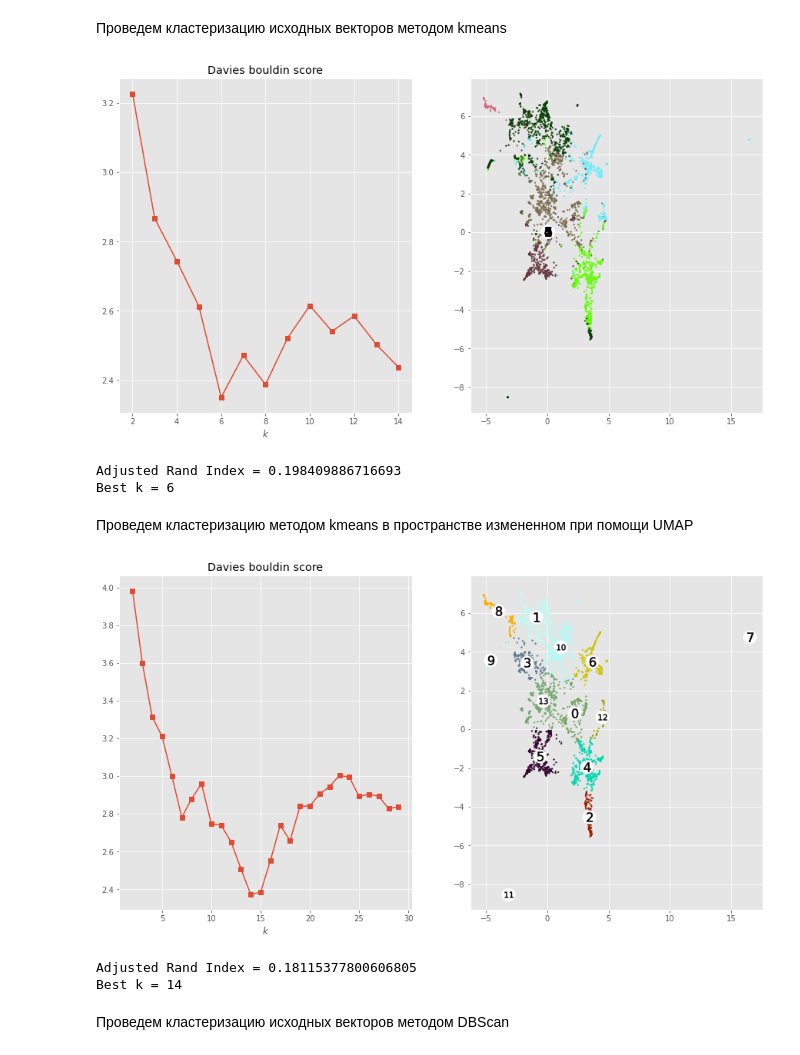
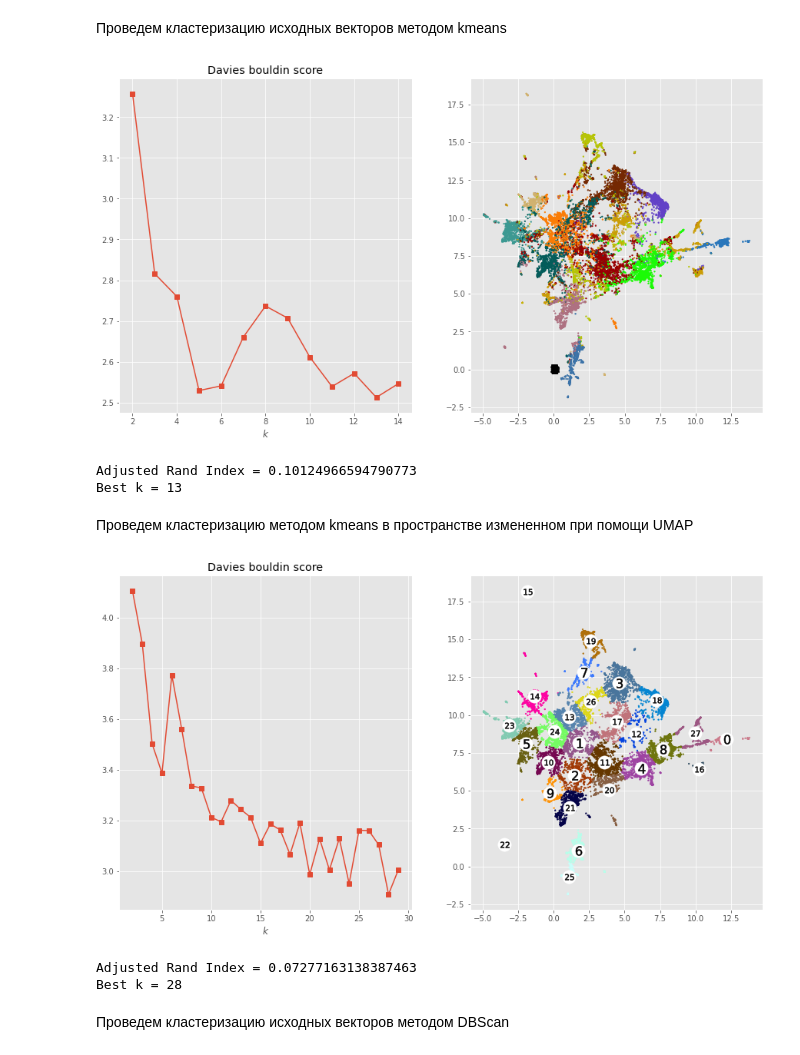
Before and after one commit to AndrKonst/hse_ml_2020, a Jupyter notebook: ML_LR3_Andronov.ipynb, the cells around one changed output. Drawn from its saved outputs; the diff is of its cells as text; code cells hidden in the pictures.

```diff
--- a/ML_LR3_Andronov.ipynb
+++ b/ML_LR3_Andronov.ipynb
@@ -69,8 +69,7 @@ def get_page_news_links(page):
     return links
 # %%
  # Сохраняем статьи в файл.
-def saveArticle(filename, art):
-    newsfile=open(filename, 'a', encoding='utf-8')
+def saveArticle(art):
     title = str(art['title']).encode().decode('utf-8')
     text = str(art['text']).encode().decode('utf-8')
     date = str(art['date']).encode().decode('utf-8')
@@ -81,7 +80,6 @@ def saveArticle(filename, art):
     newsfile.write('\n' + date)
     newsfile.write('\n' + tag)
     newsfile.write('\n-----\n'+text)
-    newsfile.close()
 # %%
 filename = r'D:\hse_iot\ml_hse_2020\data\articles_LR3.txt'
 newsfile=open(filename, 'w', encoding='utf-8')
@@ -93,22 +91,25 @@ page_text = requests.get(r'https://www.newsvl.ru/').text
 bs=BeautifulSoup(page_text, "html.parser")
 whole_text = bs.find_all('div', 'pagination')
 count_pages = int(whole_text[-1].text[whole_text[-1].text.find('(') + 1 : whole_text[-1].text.find(' страница, ')])
-count_news = int(whole_text[-1].text[whole_text[-1].text.find(' страница, ') + len(' страница, ') :  whole_text[-1].text.find(' новость)')])
-
+try:
+    count_news = int(whole_text[-1].text[whole_text[-1].text.find(' страница, ') + len(' страница, ') :  whole_text[-1].text.find(' новость)')])
+except ValueError:
+    count_news = int(whole_text[-1].text[whole_text[-1].text.find(' страница, ') + len(' страница, ') :  whole_text[-1].text.find(' новости)')])
 start_page = 1
-stop_page = 30
+stop_page = 500
 counter = 1
-for page in tqdm(range(start_page, stop_page + 1)):
-    links_list = []
-    links_list = get_page_news_links(page)
-    for step, link in enumerate(links_list):
-        try:
-            res = get_news_text(link)
-            saveArticle(filename, res)
-        except Exception as err:
-            print(err)
-            print('Page: ' + str(page))
-            print('step: ' + str(step))
-        counter += 1
+with open(filename, 'a', encoding='utf-8') as newsfile:
+    for page in tqdm(range(start_page, stop_page + 1)):
+        links_list = []
+        links_list = get_page_news_links(page)
+        for step, link in enumerate(links_list):
+            try:
+                res = get_news_text(link)
+                saveArticle(res)
+            except Exception as err:
+                print(err)
+                print('Page: ' + str(page))
+                print('step: ' + str(step))
+            counter += 1
 print(str(counter - 1) + ' news from ' + str(count_news))
 # %% [output]
@@ -276,38 +297,36 @@ for tag in news.Tag:
         counter +=1
     y.append(tag_dict[tag])
 
 best_k = (2, 9999)
 for k in range(2, max_k):
     kmeans = KMeans(n_clusters=k, random_state=1).fit(w2v_vectors)
     dbs_score = davies_bouldin_score(w2v_vectors, kmeans.labels_)
     dbs.append(dbs_score)
     if dbs_score < best_k[1]:
         best_k = (k, dbs_score)
 
 kmeans = KMeans(n_clusters=best_k[0], random_state=1).fit(w2v_vectors)
 
 fig, ax = plt.subplots(1, 2, figsize = (15, 8))
 
 ax[0].plot(range(2, max_k), dbs, marker='s')
 ax[0].set_xlabel('$k$')
 ax[0].set_title('Davies bouldin score')
 
 myclr=ListedColormap(choice(list(sns.xkcd_rgb.values()), max(kmeans.labels_)+1)) # Генерируем контрастную карту цветов.
 
 ax[1].scatter(umaped_vct[:, 0], umaped_vct[:, 1], s=3, c=kmeans.labels_, cmap=myclr)
-ax[1].scatter(kmeans.cluster_centers_[:, 0], kmeans.cluster_centers_[:, 1],
-                  marker='o', c="white", alpha=1, s=300)
 for i, c in enumerate(kmeans.cluster_centers_):
         ax[1].scatter(c[0], c[1], marker='$%d$' % i, alpha=1, c='black', s = 150)
 
 plt.show()
 
 print('Adjusted Rand Index = ' + str(adjusted_rand_score(kmeans.labels_, y)))
 print('Best k = ' + str(best_k[0]))
 # %% [output]
-[figure, old version]
+[figure, new version]
-Adjusted Rand Index = 0.198409886716693
-Best k = 6
+Adjusted Rand Index = 0.10124966594790773
+Best k = 13
 # %% [markdown]
 Проведем кластеризацию методом kmeans в пространстве измененном при помощи UMAP
 # %%
@@ -354,9 +373,9 @@ plt.show()
 print('Adjusted Rand Index = ' + str(adjusted_rand_score(kmeans.labels_, y)))
 print('Best k = ' + str(best_k[0]))
 # %% [output]
-[figure, old version]
+[figure, new version]
-Adjusted Rand Index = 0.18115377800606805
-Best k = 14
+Adjusted Rand Index = 0.07277163138387463
+Best k = 28
 # %% [markdown]
 Проведем кластеризацию исходных векторов методом DBScan
 # %%
```
Also changed, not shown: parts of 11 cells of this notebook.
